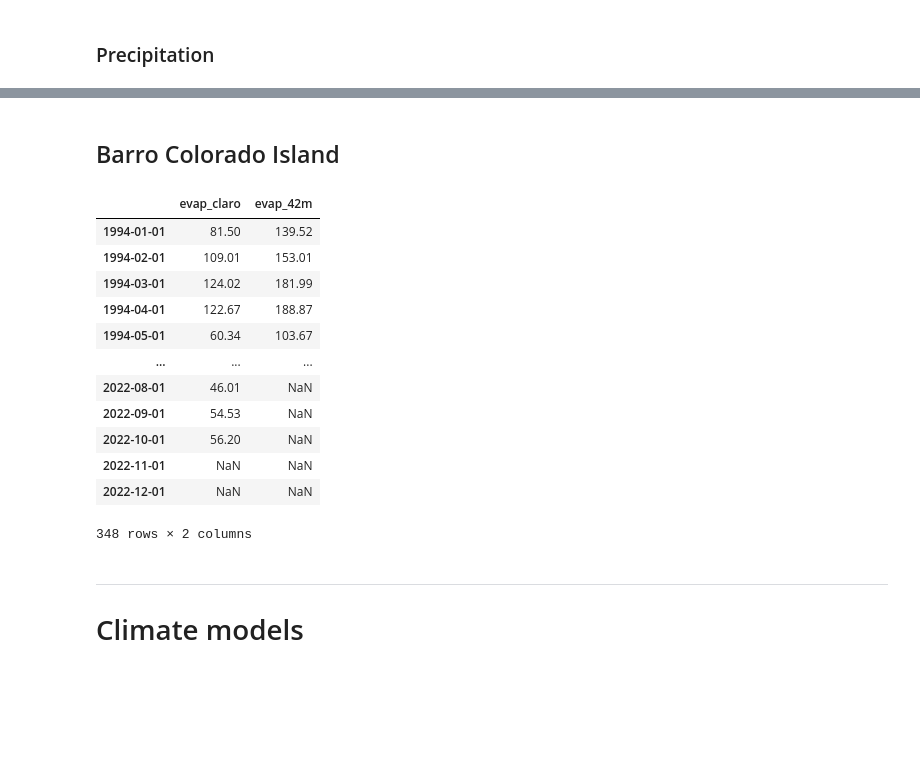
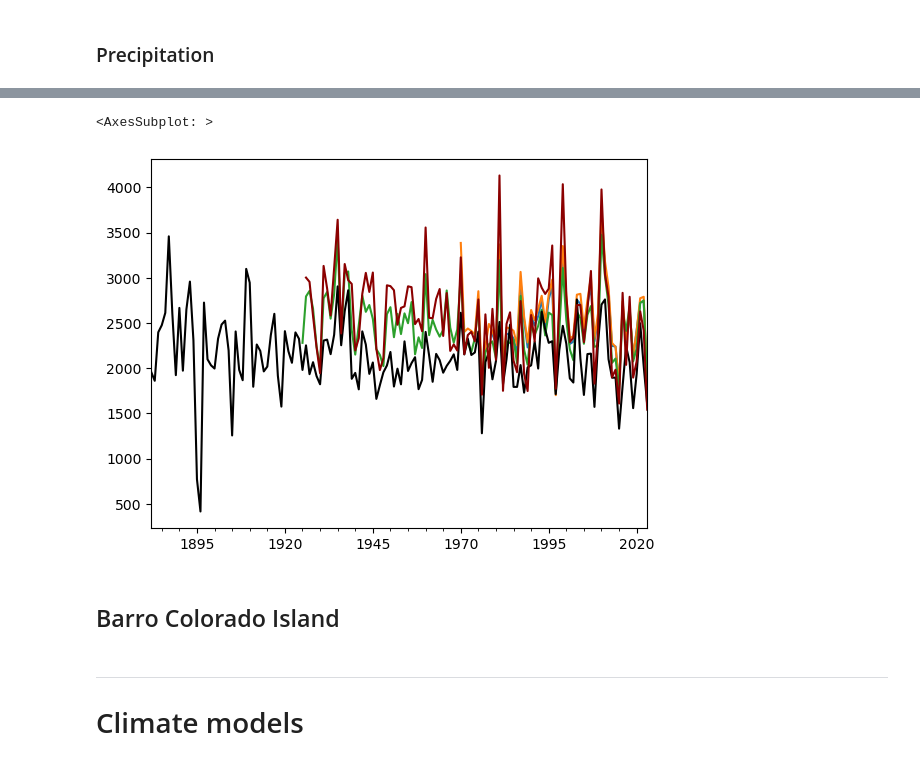
Before and after one commit to clairbarnes/wwa-current, a Jupyter notebook: 24-03_Panama-drought/panama-drought_0P_pre-processing.ipynb, the cells around one changed output, grey strips where cells are left out. Saved outputs shown, nothing was run; the diff lists cells and outputs as text; code cells hidden in the pictures; blank space fills up the shorter version.

```diff
--- a/24-03_Panama-drought/panama-drought_0P_pre-processing.ipynb
+++ b/24-03_Panama-drought/panama-drought_0P_pre-processing.ipynb
@@ -325,3 +335,10 @@ stn_stri.to_csv("data/stations_stri.csv")
+# %%
+[ds.mean(axis = 1).resample("AS-JAN").sum().plot() for ds in [acp_sat, acp_mid, acp_long]]
+acp.GAMBOA.loc[slice("1882",None)].resample("AS-JAN").sum().plot(color = "k")
+acp.BCI.loc[slice("1926",None)].resample("AS-JAN").sum().plot(color = "darkred")
+# %% [output]
+<AxesSubplot: >
+[figure, added]
 # %% [markdown]
 ## Barro Colorado Island
 # %%
@@ -347,22 +364,6 @@ bci_temps_elec = bci_temps_elec.rename(columns = {"Avg" : "tmean_elec", "Avg.1"
 
 bci = merge_byindex([bci_pr, bci_evap, bci_temps_manual, bci_temps_elec])
 bci.to_csv("data/bci_monthly.csv")
-# %%
-bci_evap
-# %% [output]
-|  | evap_claro | evap_42m |
-| 1994-01-01 | 81.50 | 139.52 |
-| 1994-02-01 | 109.01 | 153.01 |
-| 1994-03-01 | 124.02 | 181.99 |
-| 1994-04-01 | 122.67 | 188.87 |
-| 1994-05-01 | 60.34 | 103.67 |
-| ... | ... | ... |
-| 2022-08-01 | 46.01 | NaN |
-| 2022-09-01 | 54.53 | NaN |
-| 2022-10-01 | 56.20 | NaN |
-| 2022-11-01 | NaN | NaN |
-| 2022-12-01 | NaN | NaN |
-348 rows × 2 columns
 # %%
 px = {"bci" : {"lon" : -79.838234, "lat" : 9.163114}}
 px = pd.DataFrame(px).transpose()
```
Also changed, not shown: parts of 34 cells of this notebook, 46 other files.
